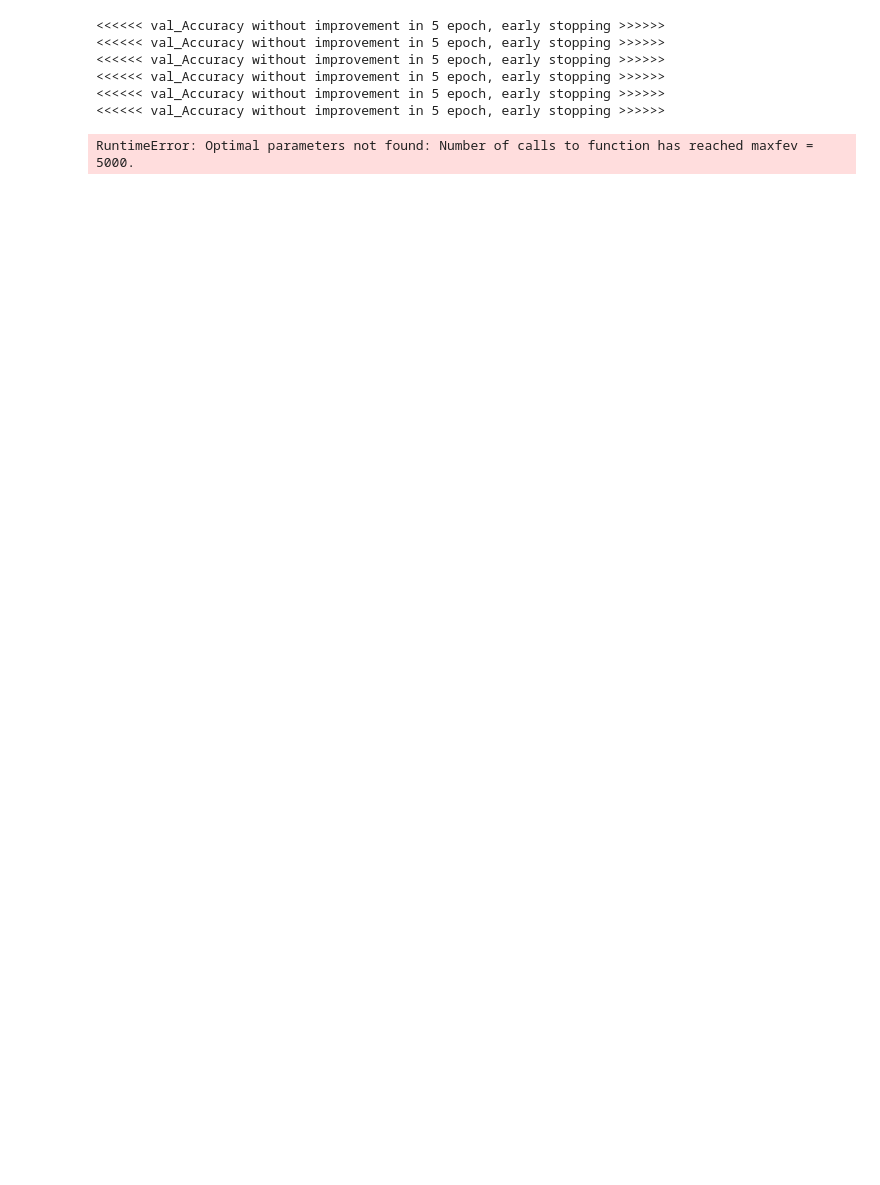
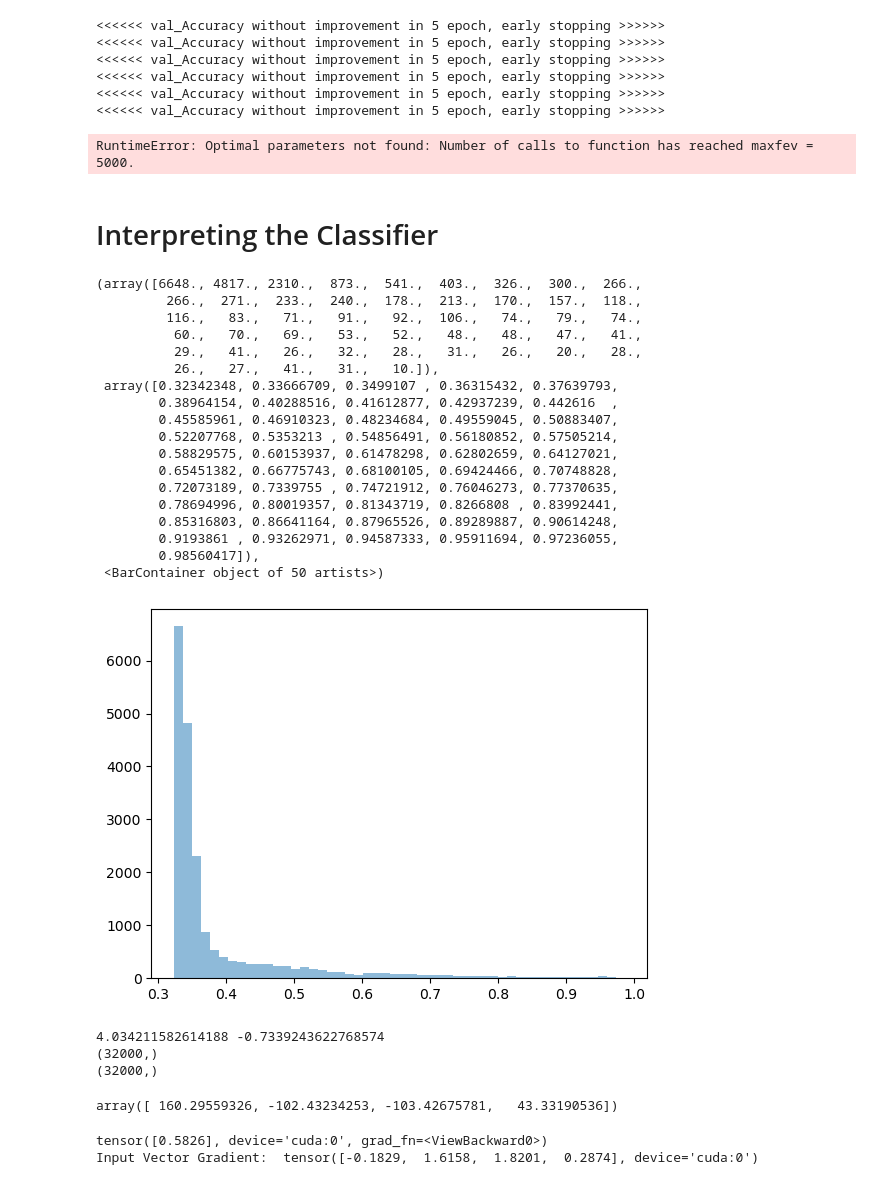
Before and after one commit to ZhengtingHe/ADwithNE, a Jupyter notebook: demo/analysis.ipynb, the cells around one changed output. Drawn from its saved outputs; the diff is of its cells as text; code cells hidden in the pictures; blank space fills up the shorter version.

Commit message:
Gradient

```diff
--- a/demo/analysis.ipynb
+++ b/demo/analysis.ipynb
@@ -696,3 +703,5 @@ for i in range(len(test_lambdas)):
 RuntimeError: Optimal parameters not found: Number of calls to function has reached maxfev = 5000.
 # %%
 plot_lambda(lambda_mean_dict, lambda_std_dict, test_signal)
+# %% [markdown]
+# Interpreting the Classifier
@@ -698,0 +710,22 @@ plot_lambda(lambda_mean_dict, lambda_std_dict, test_signal)
+# %%
+plt.hist(h_hat(naive_model, X2, normalizer), bins=50, alpha=0.5, label="X2")
+# %% [output]
+(array([6648., 4817., 2310.,  873.,  541.,  403.,  326.,  300.,  266.,
+         266.,  271.,  233.,  240.,  178.,  213.,  170.,  157.,  118.,
+         116.,   83.,   71.,   91.,   92.,  106.,   74.,   79.,   74.,
+          60.,   70.,   69.,   53.,   52.,   48.,   48.,   47.,   41.,
+          29.,   41.,   26.,   32.,   28.,   31.,   26.,   20.,   28.,
+          26.,   27.,   41.,   31.,   10.]),
+ array([0.32342348, 0.33666709, 0.3499107 , 0.36315432, 0.37639793,
+        0.38964154, 0.40288516, 0.41612877, 0.42937239, 0.442616  ,
+        0.45585961, 0.46910323, 0.48234684, 0.49559045, 0.50883407,
+        0.52207768, 0.5353213 , 0.54856491, 0.56180852, 0.57505214,
+        0.58829575, 0.60153937, 0.61478298, 0.62802659, 0.64127021,
+        0.65451382, 0.66775743, 0.68100105, 0.69424466, 0.70748828,
+        0.72073189, 0.7339755 , 0.74721912, 0.76046273, 0.77370635,
+        0.78694996, 0.80019357, 0.81343719, 0.8266808 , 0.83992441,
+        0.85316803, 0.86641164, 0.87965526, 0.89289887, 0.90614248,
+        0.9193861 , 0.93262971, 0.94587333, 0.95911694, 0.97236055,
+        0.98560417]),
+ <BarContainer object of 50 artists>)
+[figure, added]
@@ -698,0 +737,27 @@ plot_lambda(lambda_mean_dict, lambda_std_dict, test_signal)
+# %%
+print(H_predictions.max(), H_predictions.min())
+print(H_predictions.shape)
+print(predictions.shape)
+# %% [output]
+4.034211582614188 -0.7339243622768574
+(32000,)
+(32000,)
+# %%
+X1[0]
+# %% [output]
+array([ 160.29559326, -102.43234253, -103.42675781,   43.33190536])
+# %%
+input_vector = torch.tensor(normalizer(X1[0]), requires_grad=True).float().to(device)
+input_vector.retain_grad()  # Non-leaf tensor requires grad
+
+output = naive_model(input_vector)
+print(output)
+
+output.backward()
+
+input_grad = input_vector.grad
+
+print("Input Vector Gradient: ", input_grad)
+# %% [output]
+tensor([0.5826], device='cuda:0', grad_fn=<ViewBackward0>)
+Input Vector Gradient:  tensor([-0.1829,  1.6158,  1.8201,  0.2874], device='cuda:0')
```
Also changed, not shown: parts of 14 cells of this notebook.
